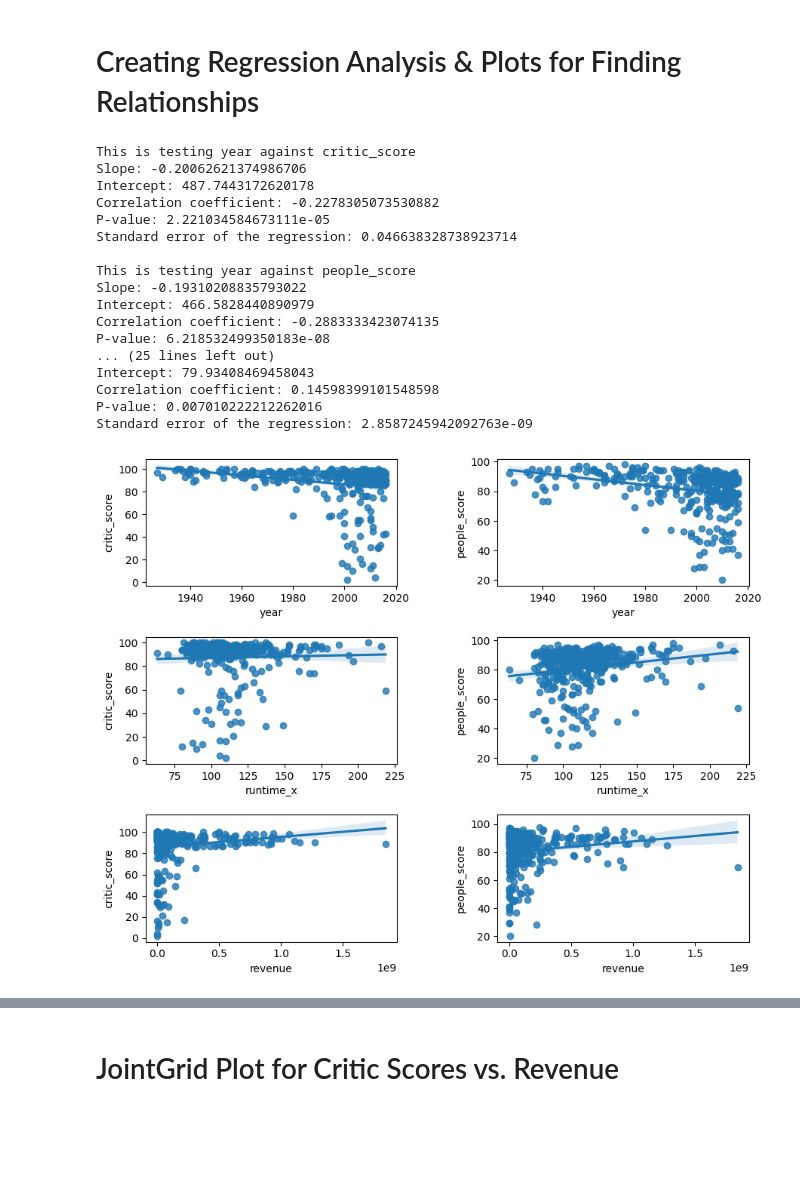
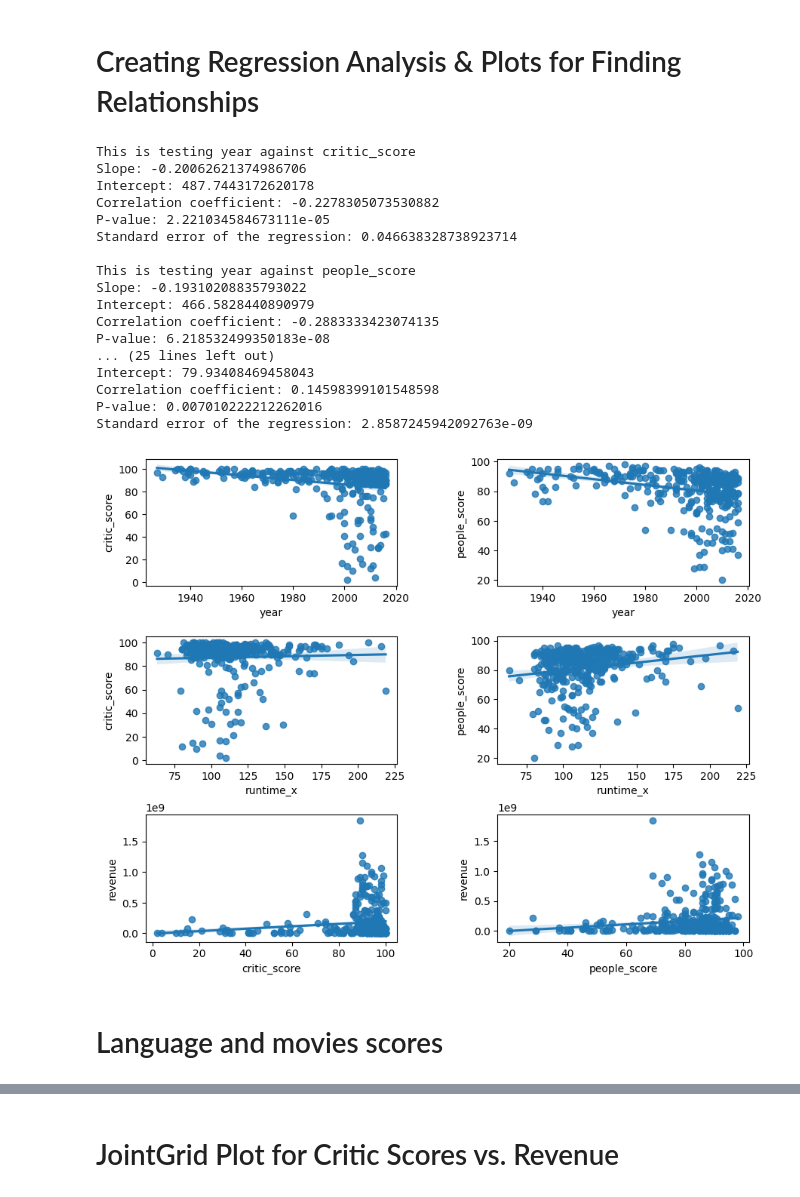
Before and after one commit to nbj0614/Final-Project-2, a Jupyter notebook: notebooks/final_project.ipynb, the cells around one changed output, grey strips where cells are left out. Drawn from its saved outputs; the diff is of its cells as text; code cells hidden in the pictures; blank space fills up the shorter version.

Commit message:
added pairplot, language, etc

```diff
--- a/notebooks/final_project.ipynb
+++ b/notebooks/final_project.ipynb
@@ -299,8 +321,10 @@ sns.regplot(data=movies, x='year', y='critic_score', ax=axes[0, 0])
 sns.regplot(data=movies, x='year', y='people_score', ax=axes[0, 1])
 sns.regplot(data=movies, x='runtime_x', y='critic_score', ax=axes[1, 0])
 sns.regplot(data=movies, x='runtime_x', y='people_score', ax=axes[1, 1])
-sns.regplot(data=movies, x='revenue', y='critic_score', ax=axes[2, 0])
-sns.regplot(data=movies, x='revenue', y='people_score', ax=axes[2, 1])
+# sns.regplot(data=movies, x='revenue', y='critic_score', ax=axes[2, 0])
+# sns.regplot(data=movies, x='revenue', y='people_score', ax=axes[2, 1])
+sns.regplot(data=movies, x='critic_score', y='revenue', ax=axes[2, 0])
+sns.regplot(data=movies, x='people_score', y='revenue', ax=axes[2, 1]) # I added a pairplot above, and I don't think we need these last two plots here again.
 
 iv = ['year', 'runtime_x', 'revenue']
 dv = ['critic_score', 'people_score']
@@ -313,31 +337,33 @@ for i, ivar in enumerate(iv):
         print(f"This is testing {ivar} against {dvar}")
         print(f"Slope: {slope}")
         print(f"Intercept: {intercept}")
         print(f"Correlation coefficient: {rvalue}")
         print(f"P-value: {pvalue}")
         print(f"Standard error of the regression: {stderr}\n")
 
 # adjust the spacing between the subplots
 plt.subplots_adjust(left=0.1, bottom=0.1, right=0.9,
                     top=0.9, wspace=0.4, hspace=0.4)
 
 plt.show()
 # %% [output]
 This is testing year against critic_score
 Slope: -0.20062621374986706
 Intercept: 487.7443172620178
 Correlation coefficient: -0.2278305073530882
 P-value: 2.221034584673111e-05
 Standard error of the regression: 0.046638328738923714
 
 This is testing year against people_score
 Slope: -0.19310208835793022
 Intercept: 466.5828440890979
 Correlation coefficient: -0.2883333423074135
 P-value: 6.218532499350183e-08
 ... (25 lines left out)
 Intercept: 79.93408469458043
 Correlation coefficient: 0.14598399101548598
 P-value: 0.007010222212262016
 Standard error of the regression: 2.8587245942092763e-09
-[figure, old version]
+[figure, new version]
+# %% [markdown]
+# Language and movies scores
```
Also changed, not shown: parts of 7 cells of this notebook, 1 other file.
